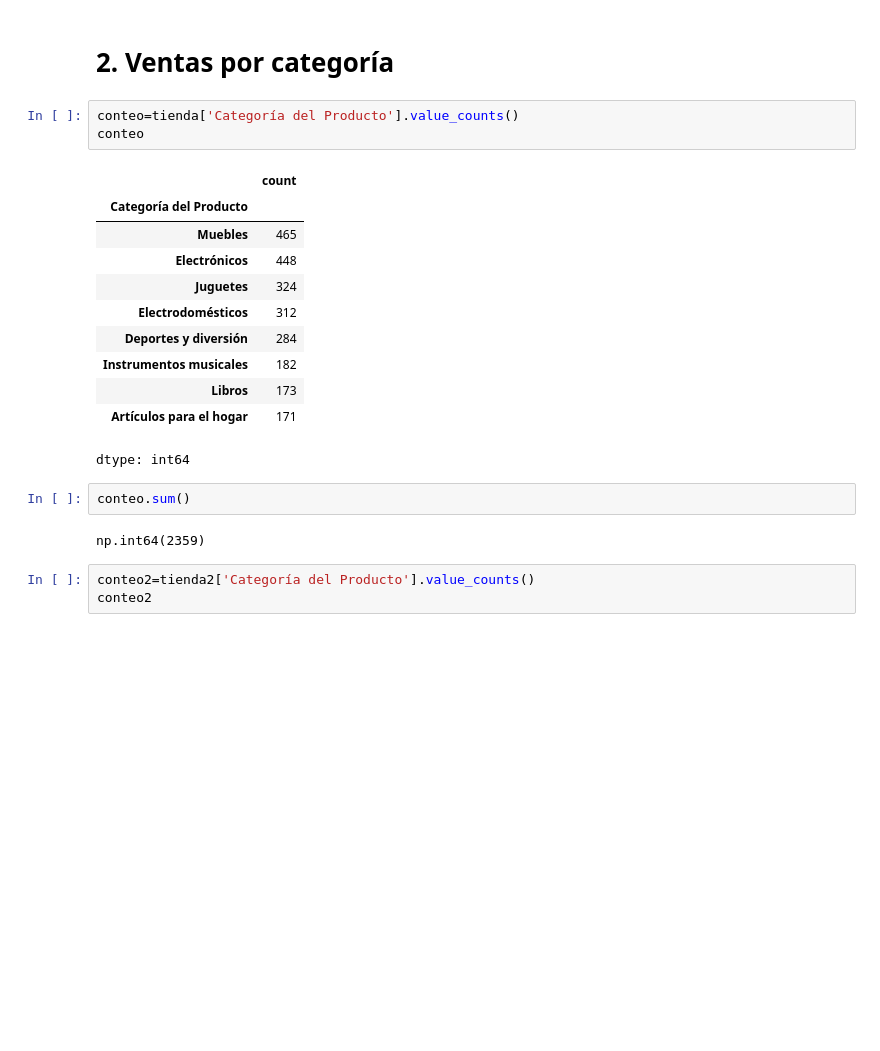
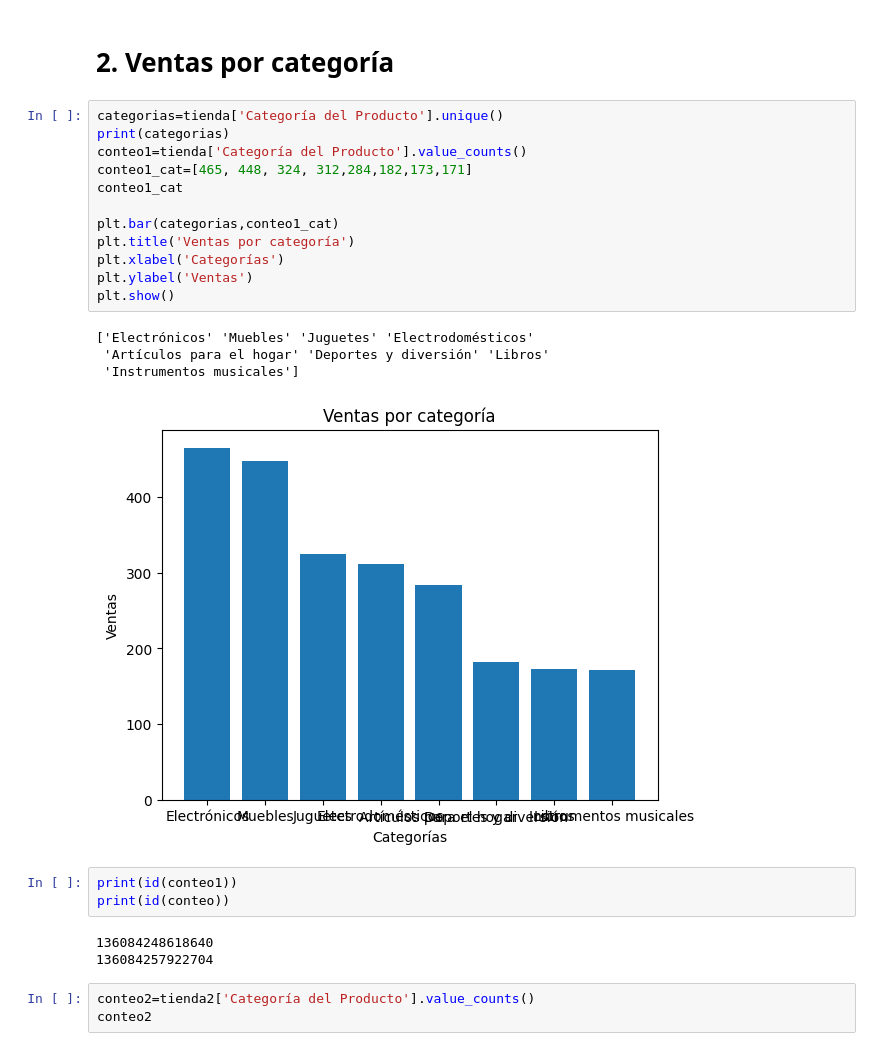
Before and after one commit to vanessa-oreza/Alura-Store, a Jupyter notebook: AluraStoreLatam.ipynb, the cells around one changed output. Cells and saved outputs as stored; diff of their text form; blank space fills up the shorter version.

```diff
--- a/AluraStoreLatam.ipynb
+++ b/AluraStoreLatam.ipynb
@@ -85,25 +85,29 @@ lista_tienda
  'lon']
 # %% [markdown]
 # 2. Ventas por categoría
-# %%
-conteo=tienda['Categoría del Producto'].value_counts()
-conteo
-# %% [output]
-|  | count |
-| Categoría del Producto |  |
-| Muebles | 465 |
-| Electrónicos | 448 |
-| Juguetes | 324 |
-| Electrodomésticos | 312 |
-| Deportes y diversión | 284 |
-| Instrumentos musicales | 182 |
-| Libros | 173 |
-| Artículos para el hogar | 171 |
-dtype: int64
-# %%
-conteo.sum()
-# %% [output]
-np.int64(2359)
+# %%
+categorias=tienda['Categoría del Producto'].unique()
+print(categorias)
+conteo1=tienda['Categoría del Producto'].value_counts()
+conteo1_cat=[465, 448, 324, 312,284,182,173,171]
+conteo1_cat
+
+plt.bar(categorias,conteo1_cat)
+plt.title('Ventas por categoría')
+plt.xlabel('Categorías')
+plt.ylabel('Ventas')
+plt.show()
+# %% [output]
+['Electrónicos' 'Muebles' 'Juguetes' 'Electrodomésticos'
+ 'Artículos para el hogar' 'Deportes y diversión' 'Libros'
+ 'Instrumentos musicales']
+[figure, added]
+# %%
+print(id(conteo1))
+print(id(conteo))
+# %% [output]
+136084248618640
+136084257922704
 # %%
 conteo2=tienda2['Categoría del Producto'].value_counts()
 conteo2
```
Also changed, not shown: parts of 11 cells of this notebook.
